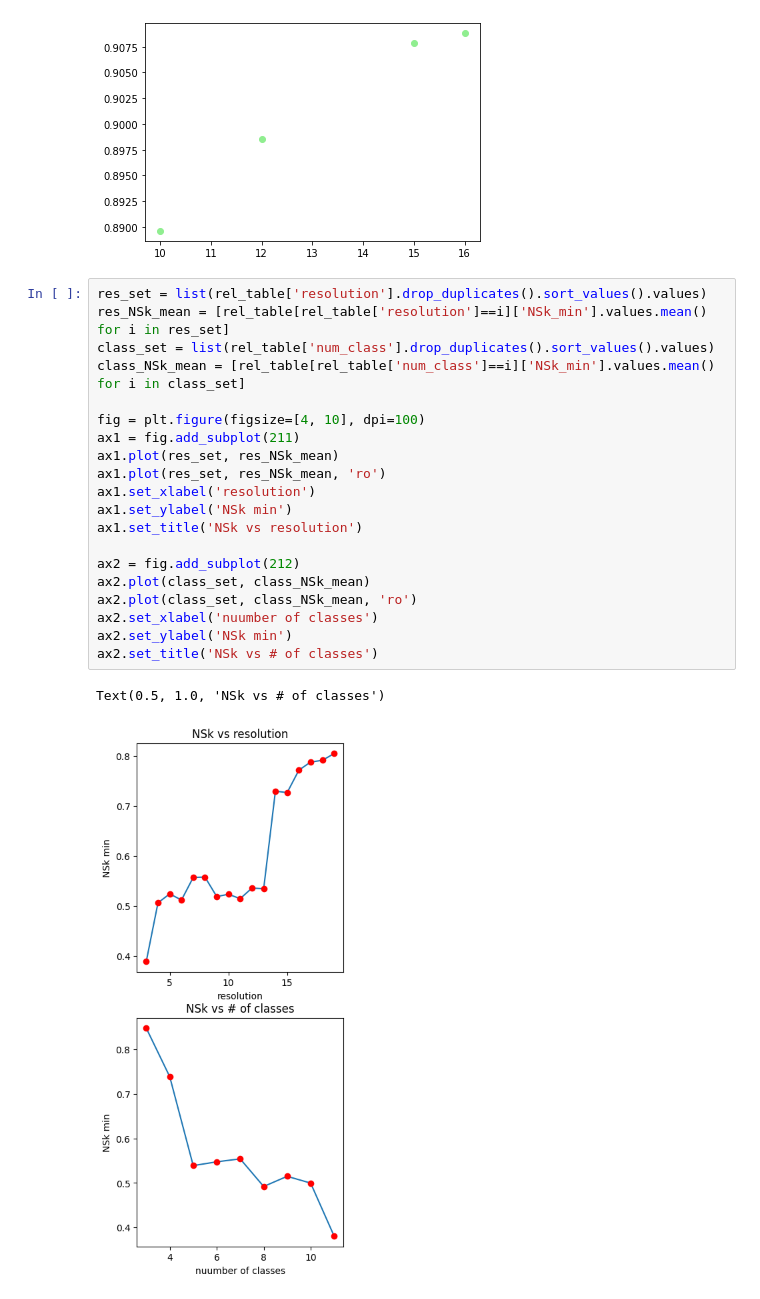
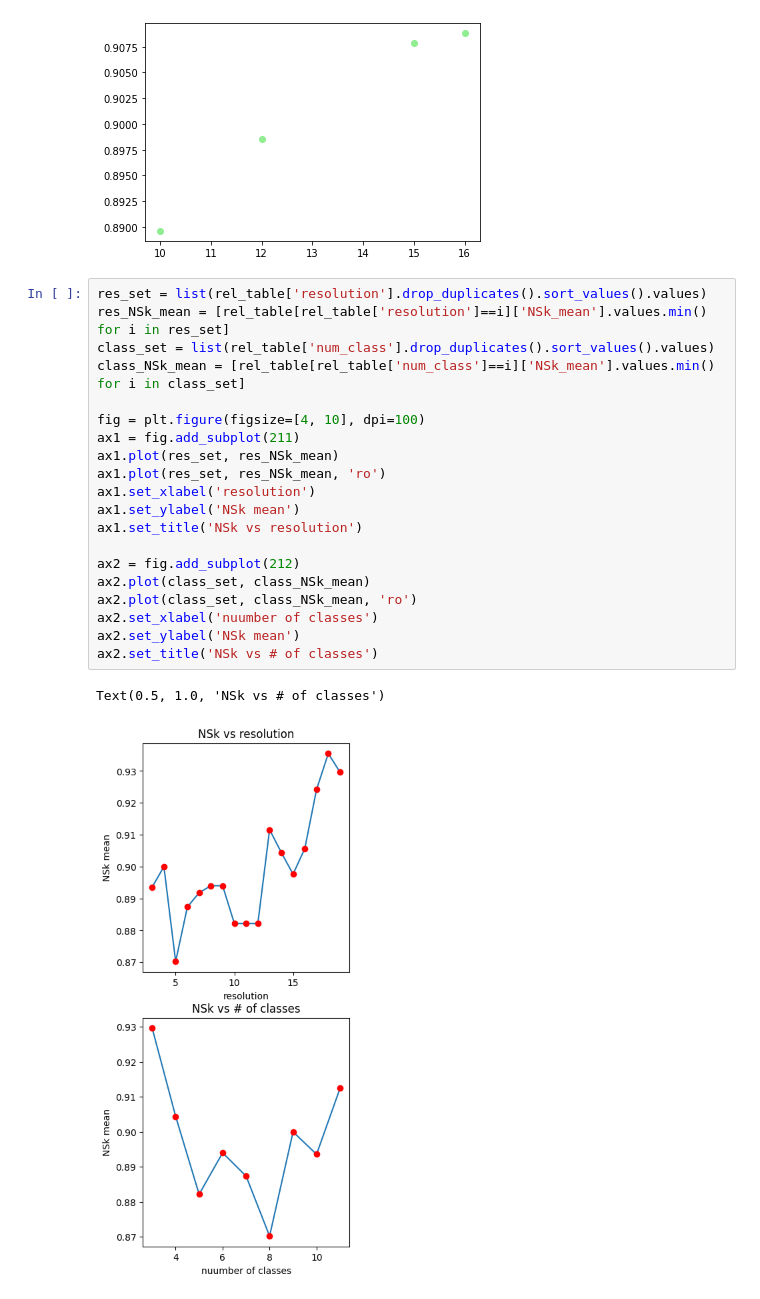
Before and after one commit to HaTT2018/NET_louvain_DAN, a Jupyter notebook: relation_class_NSk.ipynb, the cells around one changed output. Cells and saved outputs as stored; diff of their text form.

Commit message:
update
min of mean

```diff
--- a/relation_class_NSk.ipynb
+++ b/relation_class_NSk.ipynb
@@ -43,24 +43,24 @@ plt.scatter(res_set, res_NSk_mean, c='lightgreen')
 [figure]
 # %%
 res_set = list(rel_table['resolution'].drop_duplicates().sort_values().values)
-res_NSk_mean = [rel_table[rel_table['resolution']==i]['NSk_min'].values.mean() for i in res_set]
+res_NSk_mean = [rel_table[rel_table['resolution']==i]['NSk_mean'].values.min() for i in res_set]
 class_set = list(rel_table['num_class'].drop_duplicates().sort_values().values)
-class_NSk_mean = [rel_table[rel_table['num_class']==i]['NSk_min'].values.mean() for i in class_set]
+class_NSk_mean = [rel_table[rel_table['num_class']==i]['NSk_mean'].values.min() for i in class_set]
 
 fig = plt.figure(figsize=[4, 10], dpi=100)
 ax1 = fig.add_subplot(211)
 ax1.plot(res_set, res_NSk_mean)
 ax1.plot(res_set, res_NSk_mean, 'ro')
 ax1.set_xlabel('resolution')
-ax1.set_ylabel('NSk min')
+ax1.set_ylabel('NSk mean')
 ax1.set_title('NSk vs resolution')
 
 ax2 = fig.add_subplot(212)
 ax2.plot(class_set, class_NSk_mean)
 ax2.plot(class_set, class_NSk_mean, 'ro')
 ax2.set_xlabel('nuumber of classes')
-ax2.set_ylabel('NSk min')
+ax2.set_ylabel('NSk mean')
 ax2.set_title('NSk vs # of classes')
 # %% [output]
 Text(0.5, 1.0, 'NSk vs # of classes')
-[figure, old version]
+[figure, new version]
```
